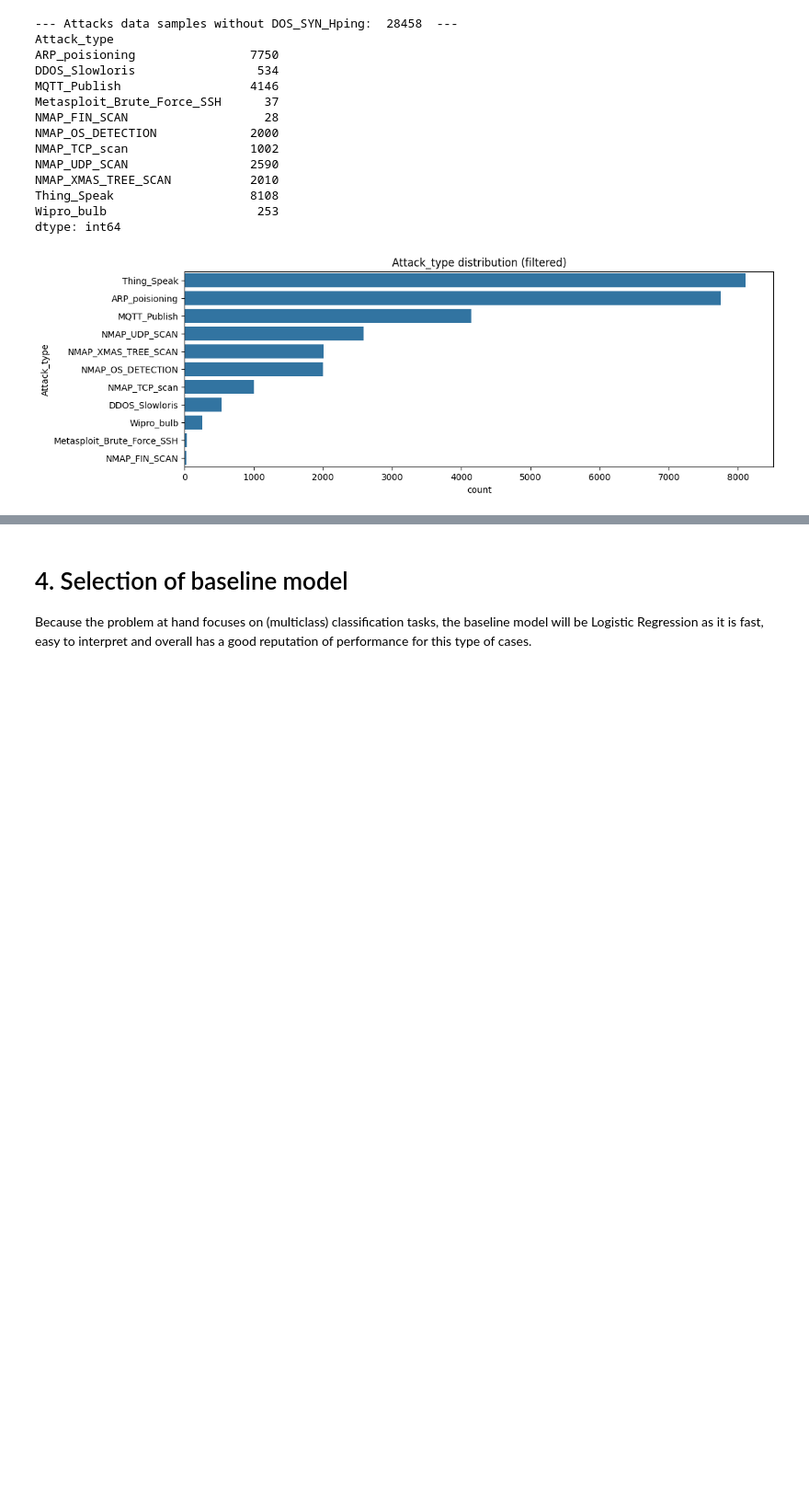
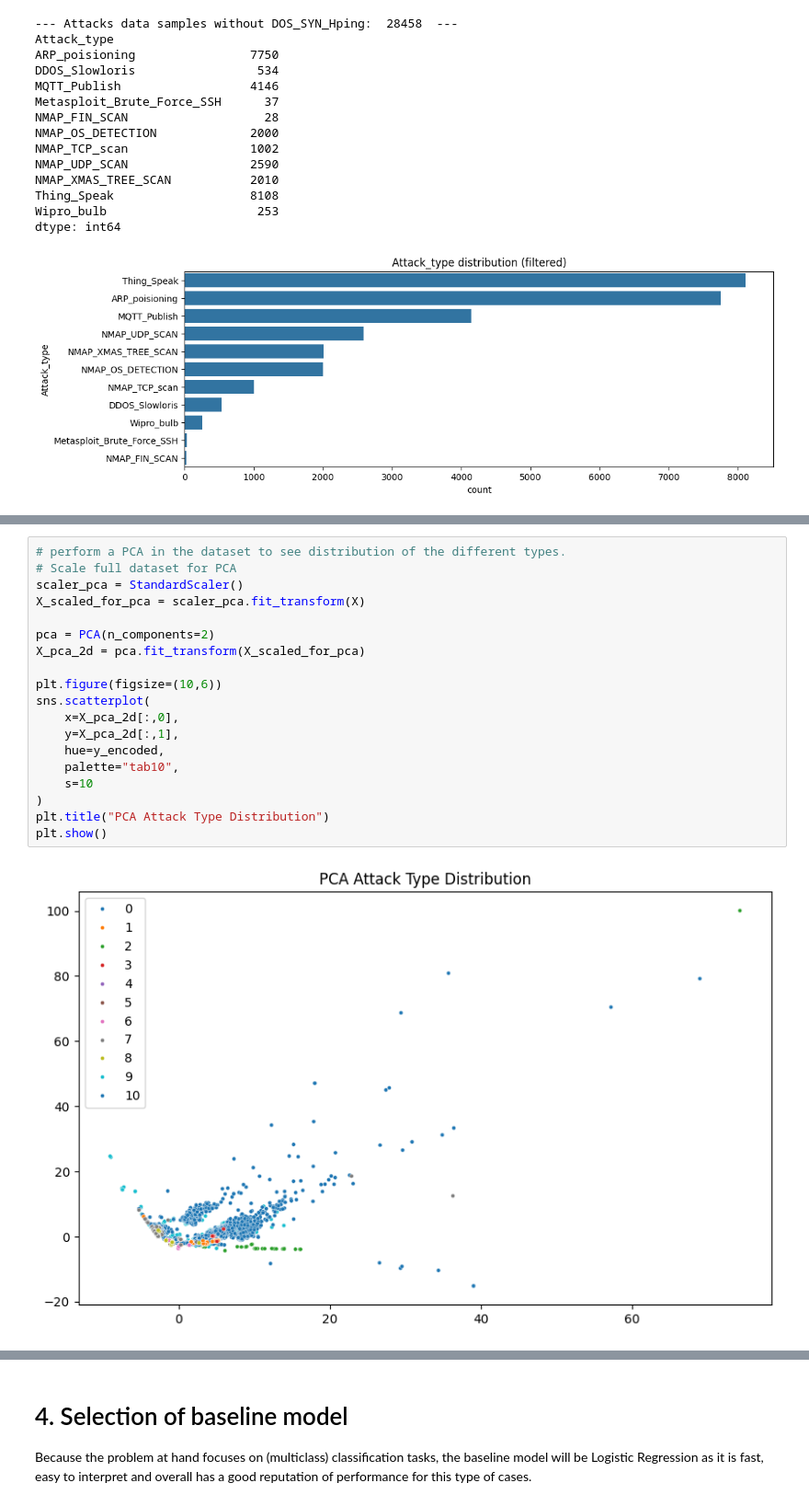
Before and after one commit to Andriguez/Machine-Learning-Project, a Jupyter notebook: notebook/project-notebook_v2.ipynb, the cells around one changed output, grey strips where cells are left out. Shown at 92% size. Drawn from its saved outputs; the diff is of its cells as text; blank space fills up the shorter version.

```diff
--- a/notebook/project-notebook_v2.ipynb
+++ b/notebook/project-notebook_v2.ipynb
@@ -127,0 +172,21 @@ X_train_balanced, y_train_balanced = smote.fit_resample(X_train_scaled, y_train)
+# %%
+# perform a PCA in the dataset to see distribution of the different types.
+# Scale full dataset for PCA
+scaler_pca = StandardScaler()
+X_scaled_for_pca = scaler_pca.fit_transform(X)
+
+pca = PCA(n_components=2)
+X_pca_2d = pca.fit_transform(X_scaled_for_pca)
+
+plt.figure(figsize=(10,6))
+sns.scatterplot(
+    x=X_pca_2d[:,0],
+    y=X_pca_2d[:,1],
+    hue=y_encoded,
+    palette="tab10",
+    s=10
+)
+plt.title("PCA Attack Type Distribution")
+plt.show()
+# %% [output]
+[figure, added]
```
Also changed, not shown: parts of 10 cells of this notebook, 2 other files.
